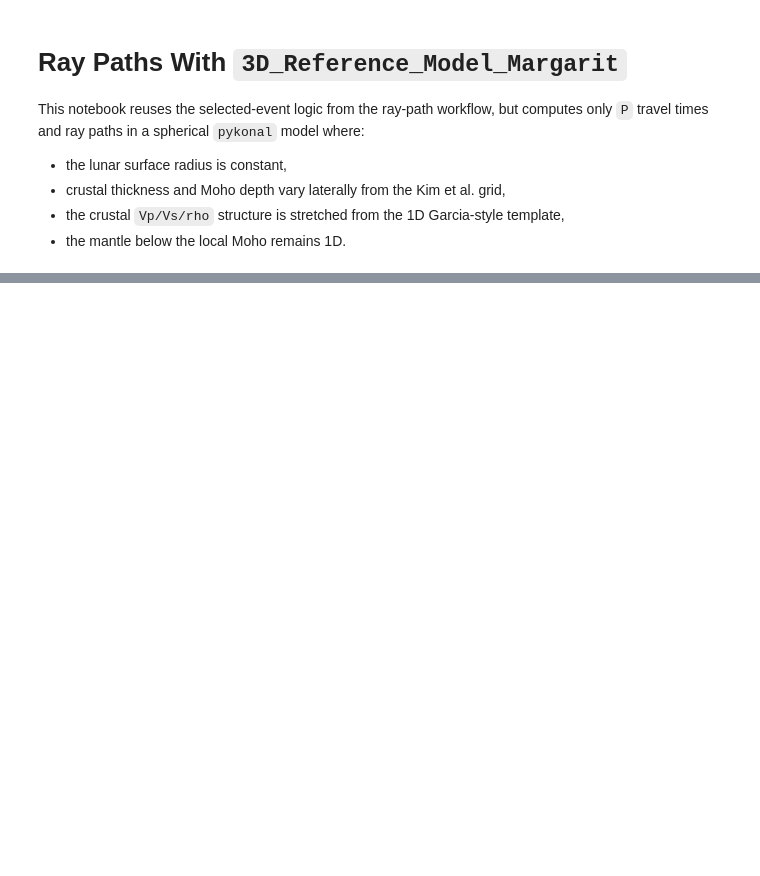
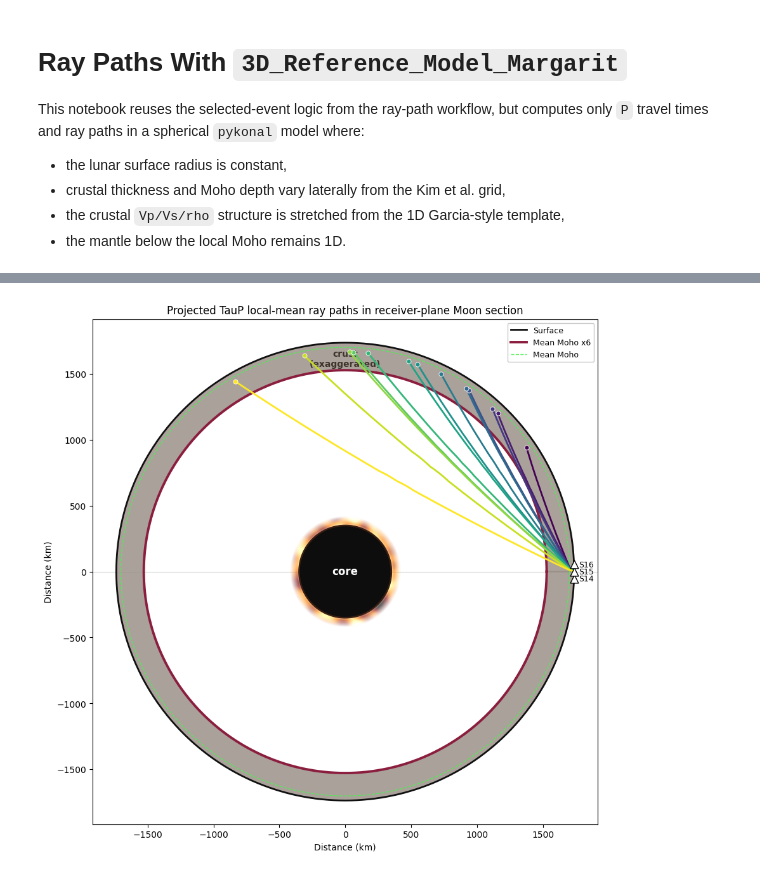
Before and after one commit to RamonMargarit/Heterogeneities-project, a Jupyter notebook: notebooks/Ray_Paths_3D_Reference_Model_Margarit.ipynb, the cells around one changed output, grey strips where cells are left out. Drawn from its saved outputs; the diff is of its cells as text; code cells hidden in the pictures; blank space fills up the shorter version.

```diff
--- a/notebooks/Ray_Paths_3D_Reference_Model_Margarit.ipynb
+++ b/notebooks/Ray_Paths_3D_Reference_Model_Margarit.ipynb
@@ -35,13 +35,13 @@ except ModuleNotFoundError:
 
 RMOON_KM = 1737.4
 PHASE_NAME = "P"
-SOURCE_DEPTH_KM = 30.0
+SOURCE_DEPTH_KM = 70.0
 TAUP_MODEL_NAME = "vpremoon_mantle_closed"
 
 GRAIL_GRID = Path("/Users/ramonmargarit/IPGP Dropbox/Ramon Margarit/PhD/Science/Modelling_Envelopes/data/raw/thick-2-35.5-12-3400.txt")
 MODEL_FILE = Path("/Users/ramonmargarit/Desktop/vpremoon_mantle_closed.tvel")
-SELECTED_EVENTS_CSV = Path(
-    "/Users/ramonmargarit/Phd/Projects/Heterogeneities_Mantle/Heterogeneities-project/data/processed/selected_events/selected_events_best_7_bands_fixed_hold0_LOW0p75_MINPOST4_KNEG0_KPREPOS0.csv"
+SELECTED_EVENTS_DIR = Path(
+    "/Users/ramonmargarit/Phd/Projects/Heterogeneities_Mantle/Heterogeneities-project/data/processed/selected_events"
 )
 XLSX = Path("/Users/ramonmargarit/IPGP Dropbox/Ramon Margarit/PhD/Science/Modelling_Envelopes/data/processed/Shallow_processed_RESULTS.xlsx")
 SHEET = "best_7_bands_fixed_hold0"
@@ -52,7 +52,18 @@ LOCAL_TAUP_DIR = RESULTS_CSV.parent / "taup_local_models"
 
 FC = 5.0
 BANDS = np.array([3.0, 4.0, 5.0, 6.0, 7.0, 8.0, 9.0])
-SCENARIO = dict(LOWER_TOL=0.75, MIN_POST=4, K_NEG=0, K_PRE_POS=0)
+SCENARIO_OPTIONS = {
+    "relaxed_mp1_kn4_kpp2": dict(LOWER_TOL=0.75, MIN_POST=1, K_NEG=4, K_PRE_POS=2),
+    "strict_mp4_kn0_kpp0": dict(LOWER_TOL=0.75, MIN_POST=4, K_NEG=0, K_PRE_POS=0),
+    "legacy_mp0_kn5_kpp2": dict(LOWER_TOL=0.75, MIN_POST=0, K_NEG=5, K_PRE_POS=2),
+    "mp2_kn0_kpp0": dict(LOWER_TOL=0.75, MIN_POST=2, K_NEG=0, K_PRE_POS=0),
+    "mp2_kn1_kpp0": dict(LOWER_TOL=0.75, MIN_POST=2, K_NEG=1, K_PRE_POS=0),
+    "mp2_kn1_kpp1": dict(LOWER_TOL=0.75, MIN_POST=2, K_NEG=1, K_PRE_POS=1),
+    "mp2_kn2_kpp1": dict(LOWER_TOL=0.75, MIN_POST=2, K_NEG=2, K_PRE_POS=1),
+    "mp2_kn3_kpp2": dict(LOWER_TOL=0.75, MIN_POST=2, K_NEG=3, K_PRE_POS=2),
+}
+EVENT_SELECTION_NAME = "mp2_kn1_kpp1"
+SCENARIO = SCENARIO_OPTIONS[EVENT_SELECTION_NAME].copy()
 
 APOLLO_STATIONS = {
     "S16": {"lat": -8.9730, "lon": 15.5000},
@@ -62,7 +73,7 @@ APOLLO_STATIONS = {
 
 MAX_EVENTS = None
 
-NXYZ = 162
+NXYZ = 62
 TRACE_STEP_KM = 5.0
 SOURCE_SEED_RADIUS_KM = 20.0
 RECEIVER_DEPTH_KM = 1.0
@@ -1081,33 +1258,38 @@ ax.plot(x_core_circle, z_core_circle, color="#3a1f12", lw=1.8, zorder=6)
 ax.plot(x_moho_ex_circle, z_moho_ex_circle, color=moho_color, lw=2.8, zorder=7, label=f"Mean Moho x{MOHO_EXAGGERATION:.0f}")
 ax.plot(x_moho_circle, z_moho_circle, color=true_moho_color, lw=1.0, ls="--", alpha=0.85, zorder=6, label="Mean Moho")
 ax.axhline(0.0, color="#7f8c8d", lw=0.8, alpha=0.35, zorder=1)
 
 colors = plt.cm.viridis(np.linspace(0.0, 1.0, max(len(solutions), 1)))
 for color, sol in zip(colors, solutions):
-    ray_xyz = np.asarray(sol["ray_xyz"], dtype=float)
+    taup_ray_xyz = sol.get("taup_local_mean_ray_xyz")
+    if taup_ray_xyz is None:
+        continue
+    taup_ray_xyz = np.asarray(taup_ray_xyz, dtype=float)
     source_xyz = np.asarray(sol["source_xyz"], dtype=float)
     receiver_xyz = np.asarray(sol["receiver_xyz"], dtype=float)
-    u, v, src_uv, rec_uv = project_ray_to_receiver_plane(ray_xyz, source_xyz, receiver_xyz)
+    u, v, src_uv, rec_uv = project_ray_to_receiver_plane(taup_ray_xyz, source_xyz, receiver_xyz)
     ax.plot(u, v, color=color, lw=2.0, zorder=8)
     ax.scatter(src_uv[0], src_uv[1], s=26, color=color, edgecolor="white", linewidth=0.6, zorder=9)
 
 station_names = sorted(APOLLO_STATIONS)
 label_offsets_km = np.linspace(-55.0, 55.0, max(len(station_names), 1))
 for station_name, offset in zip(station_names, label_offsets_km):
     x_station = np.sqrt(max(RMOON_KM**2 - offset**2, 0.0))
     ax.scatter(x_station, offset, marker="^", s=85, facecolor="white", edgecolor="black", linewidth=1.0, zorder=10)
     ax.text(x_station + 35.0, offset, station_name, fontsize=9, va="center")
 
 ax.text(0.0, 0.0, "core", ha="center", va="center", color="white", fontsize=12, weight="bold")
 ax.text(0.0, RMOON_KM - 120.0, "crust\n(exaggerated)", ha="center", va="center", color="#3e342c", fontsize=10, weight="bold")
 
 margin = 180.0
 ax.set_xlim(-(RMOON_KM + margin), RMOON_KM + margin)
 ax.set_ylim(-(RMOON_KM + margin), RMOON_KM + margin)
 ax.set_aspect("equal")
 ax.set_xlabel("Distance (km)")
 ax.set_ylabel("Distance (km)")
-ax.set_title("Projected ray paths in receiver-plane Moon section")
+ax.set_title("Projected TauP local-mean ray paths in receiver-plane Moon section")
 ax.legend(loc="upper right", fontsize=9, frameon=True, facecolor="white", edgecolor="0.75")
 plt.tight_layout()
 plt.show()
+# %% [output]
+[figure, added]
```
Also changed, not shown: parts of 6 cells of this notebook, 23 other files.
